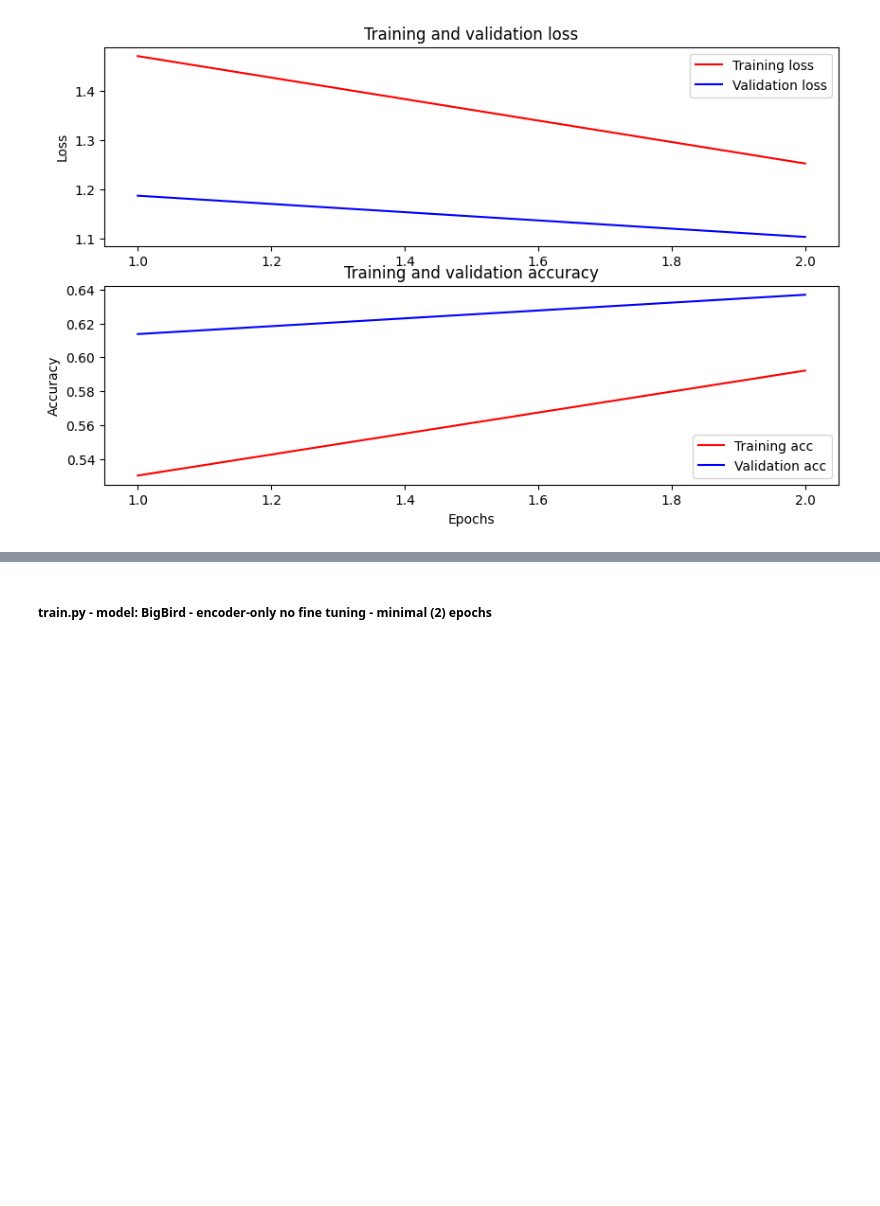
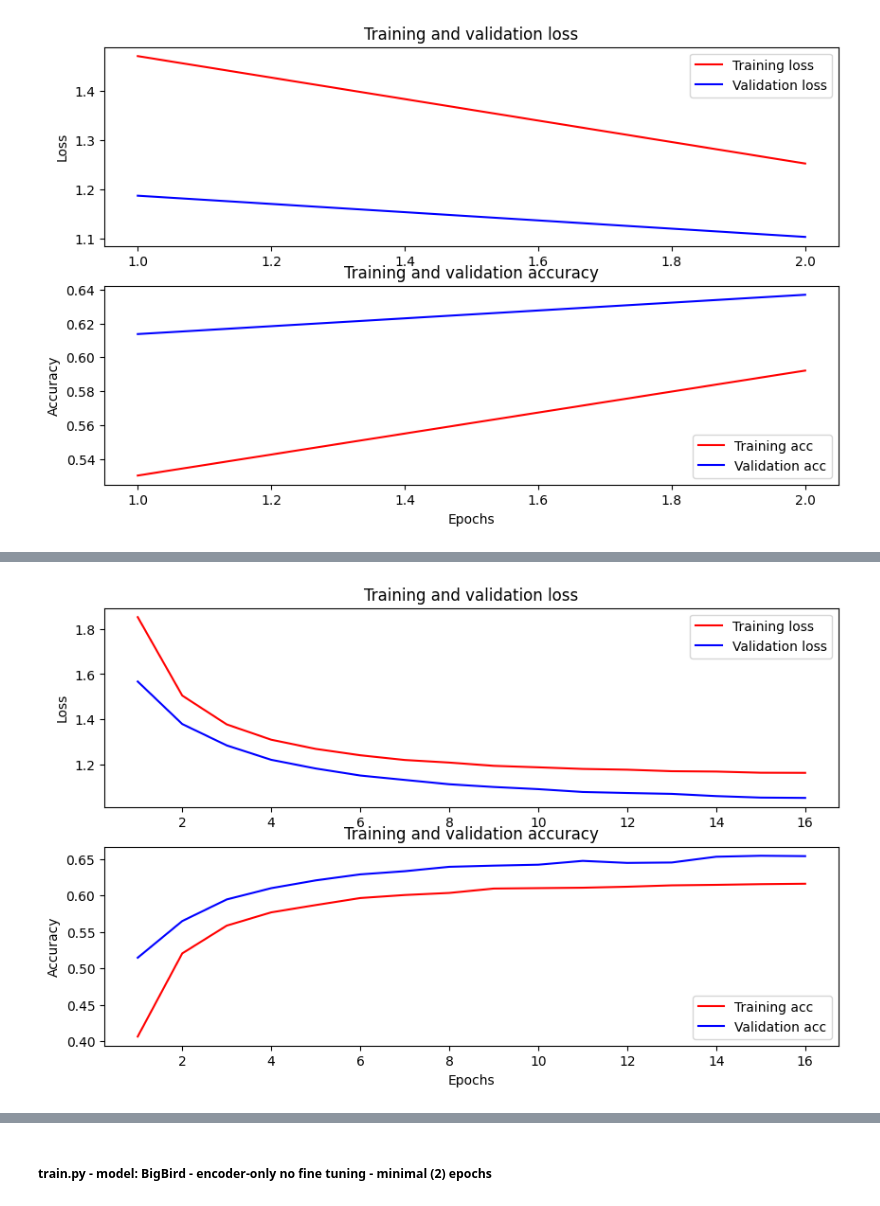
Before and after one commit to m-dunbar/article-parsing-toolset, a Jupyter notebook: Project-3.Article_Parsing_Toolset.ipynb, the cells around one changed output, grey strips where cells are left out. Saved outputs shown, nothing was run; the diff lists cells and outputs as text; code cells hidden in the pictures; blank space fills up the shorter version.

Commit message:
secondary training, with BERT fine-tuning, and saving of weights and history

```diff
--- a/Project-3.Article_Parsing_Toolset.ipynb
+++ b/Project-3.Article_Parsing_Toolset.ipynb
@@ -1619,13 +1619,19 @@ import tensorflow as tf                               # needed for working with
 import tensorflow_hub as hub                          # for preprocessing (tokenizing???)
 import tensorflow_text as text                        # for text processing
 from tensorflow.keras.callbacks import EarlyStopping  # to stop training when no improvement
+import tensorflow.keras.utils as keras_utils          # to support output while using multiple GPUs?
+keras_utils.disable_interactive_logging = False       # to display log output while using multiple GPUs
+from tensorflow.keras.models import load_model
 
 # ---------------
 # Variables
 # ---------------
-DATA_SOURCE = './data/medium.article.topic.csv'
-BATCH_SIZE  = 128  # Larger batch size for faster training
+DATA_SOURCE = "./data/medium.article.topic.csv"
+BATCH_SIZE  = 512  # Larger batch size for taking advantage of multiple GPUs while training
 EPOCHS      = 16   # Allow up to 16 epochs, with early stopping to prevent overfitting
+
+MODEL_SAVE_PATH   = "./data/dense_layer_trained_model.h5" # Path to save the trained model
+HISTORY_SAVE_PATH = "./data/history.csv"                  # Path to save the training history
 
 # ---------------
 # Model Encoders and Pre-Processors
@@ -1685,24 +1691,23 @@ if MODEL == "BERT":
     tfhub_handle_preprocess  = MODELS[MODEL]["PREPROCESSOR"]
     tfhub_handle_encoder     = MODELS[MODEL]["ENCODER"]
 
+    # Load the BERT preprocessing model
     bert_preprocessing_layer = hub.KerasLayer(tfhub_handle_preprocess)
     if VERBOSITY >= 1:
-        print("Using TensorFlow Hub preprocessing layer for BERT.")
+        print("Using TensorFlow Hub preprocessing layer for BERT.", flush=True)
+
 elif MODEL == "BIGBIRD":
     from transformers import AutoTokenizer, TFBigBirdModel
 
     tokenizer = AutoTokenizer.from_pretrained("google/bigbird-roberta-base")
     if VERBOSITY >= 1:
-        print("Using Hugging Face tokenizer for BigBird.")
+        print("Using Hugging Face tokenizer for BigBird.", flush=True)
 else:
-    raise ValueError(f"Model {MODEL} not recognized. Please choose 'BERT' or 'BIGBIRD'.")
+    raise ValueError(f"Model {MODEL} not recognized. Please choose 'BERT' or 'BIGBIRD'.", flush=True)
 
 # ---------------
 # Extract the training labels from the 'topics' column
 # ---------------
-# Load the BERT preprocessing model
-bert_preprocessing_layer = hub.KerasLayer(tfhub_handle_preprocess)
-
 # Assuming 'train', 'validate', 'test' are already loaded dataframes
 # Combine all labels from train, validate, and test sets
 all_labels = pd.concat([train["topic"], validate["topic"], test["topic"]])
@@ -1813,8 +1818,15 @@ def build_classifier_model(dropout_rate=0.1):
 
     return tf.keras.Model(text_input, net)
 
-# Build the classifier model
-classifier_model = build_classifier_model(dropout_rate=0.15)
+
+# Check if the saved model exists
+if os.path.exists(MODEL_SAVE_PATH):
+    print(f"Loading model from {MODEL_SAVE_PATH}")
+    classifier_model = load_model(MODEL_SAVE_PATH, custom_objects={"KerasLayer": hub.KerasLayer})
+else:
+    print("Saved model not found. Building a new model.")
+    # Build the classifier model
+    classifier_model = build_classifier_model(dropout_rate=0.15)
 
 # Compile with appropriate loss
 classifier_model.compile(
@@ -1862,17 +1874,24 @@ if SHOW_PLOT:
 train_ds = tf.data.Dataset.from_tensor_slices((
     train["text"].values,  # Training feature: Text column
     train_labels_int       # Target: integer encoded labels
-)).batch(BATCH_SIZE).cache().prefetch(buffer_size=tf.data.AUTOTUNE)
+)).shuffle(buffer_size=10000)
+.batch(BATCH_SIZE)
+.cache()
+.prefetch(buffer_size=tf.data.AUTOTUNE)
 
 validate_ds = tf.data.Dataset.from_tensor_slices((
     validate["text"].values,
     validate_labels_int
-)).batch(BATCH_SIZE).cache().prefetch(buffer_size=tf.data.AUTOTUNE)
+)).batch(BATCH_SIZE)
+.cache()
+.prefetch(buffer_size=tf.data.AUTOTUNE)
 
 test_ds = tf.data.Dataset.from_tensor_slices((
     test["text"].values,
     test_labels_int
-)).batch(BATCH_SIZE).cache().prefetch(buffer_size=tf.data.AUTOTUNE)
+)).batch(BATCH_SIZE)
+.cache()
+.prefetch(buffer_size=tf.data.AUTOTUNE)
 
 # conditionally display validation row for training dataset
 if VERBOSITY >= 2:
@@ -1882,6 +1901,7 @@ if VERBOSITY >= 2:
 
 # Enable multi-GPU training
 strategy = tf.distribute.MirroredStrategy()
+print(f"Number of devices: {strategy.num_replicas_in_sync}", flush=True)
 
 with strategy.scope():
     # Build the classifier model
@@ -1889,7 +1909,7 @@ with strategy.scope():
 
     # Compile the model
     classifier_model.compile(
-        optimizer=tf.keras.optimizers.AdamW(),
+        optimizer=tf.keras.optimizers.AdamW(),   # Default learning rate is 0.001
         loss="sparse_categorical_crossentropy",
         metrics=["sparse_categorical_accuracy"]
     )
@@ -1907,12 +1927,32 @@ early_stopping = EarlyStopping(
 if VERBOSITY >= 1:
     print(f"Training model with {tfhub_handle_encoder} and EarlyStopping")
 
+# Check if the history file exists
+if os.path.exists(HISTORY_SAVE_PATH):
+    print(f"Loading training history from {HISTORY_SAVE_PATH}")
+    history_df = pd.read_csv(HISTORY_SAVE_PATH)
+    history_dict = history_df.to_dict(orient="list")
+    print(f"Loaded history keys: {list(history_df.columns)}")
+else:
+    print("No previous training history found. Starting fresh.")
+    history_df = None  # No history exists yet
+
 history = classifier_model.fit(
     x=train_ds,
     validation_data=validate_ds,
     epochs=EPOCHS,
-    callbacks=[early_stopping]  # Add the EarlyStopping callback here
+    callbacks=[early_stopping],  # Add the EarlyStopping callback here
+    verbose=1 # Set verbose to 1 for progress bar(s)
 )
+
+new_history_df = pd.DataFrame(history.history)
+if history_df is not None:
+    history_df = pd.concat([history_df, new_history_df], ignore_index=True)
+else:
+    history_df = new_history_df
+
+# Save the trained model
+classifier_model.save(MODEL_SAVE_PATH)
 
 # ---------------
 # Evaluate the model
@@ -1920,13 +1960,14 @@ history = classifier_model.fit(
 loss, accuracy = classifier_model.evaluate(test_ds)
 
 if VERBOSITY >= 1:
-    print(f"Loss: {loss}")
-    print(f"Accuracy: {accuracy}")
+    print(f"Loss: {loss}", flush=True)
+    print(f"Accuracy: {accuracy}", flush=True)
 
 # ---------------
 # Calculate accuracy and loss over time
 # ---------------
 history_dict = history.history
+
 if VERBOSITY >= 1:
     print(history_dict.keys())
 
@@ -1938,6 +1979,10 @@ val_loss = history_dict["val_loss"]
 epochs = range(1, len(acc) + 1)
 fig = plt.figure(figsize=(10, 6))
 fig.tight_layout()
+
+# Save as CSV
+history_df = pd.DataFrame(history_dict)
+history_df.to_csv(HISTORY_SAVE_PATH, index=False)
 
 if SHOW_PLOT:
     plt.subplot(2, 1, 1)
@@ -1967,0 +2023 @@ IndexError: list index out of range
+[figure, added]
```
Also changed, not shown: parts of 6 cells of this notebook.
